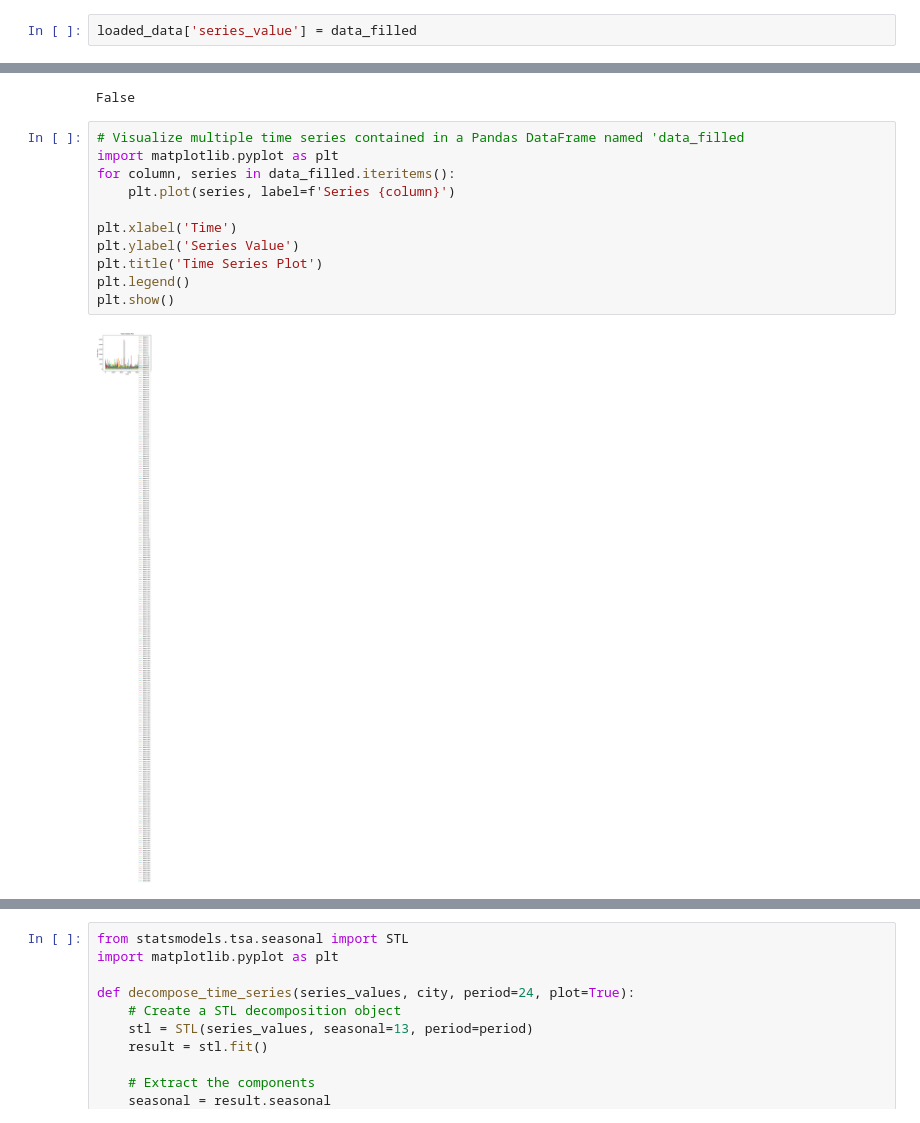
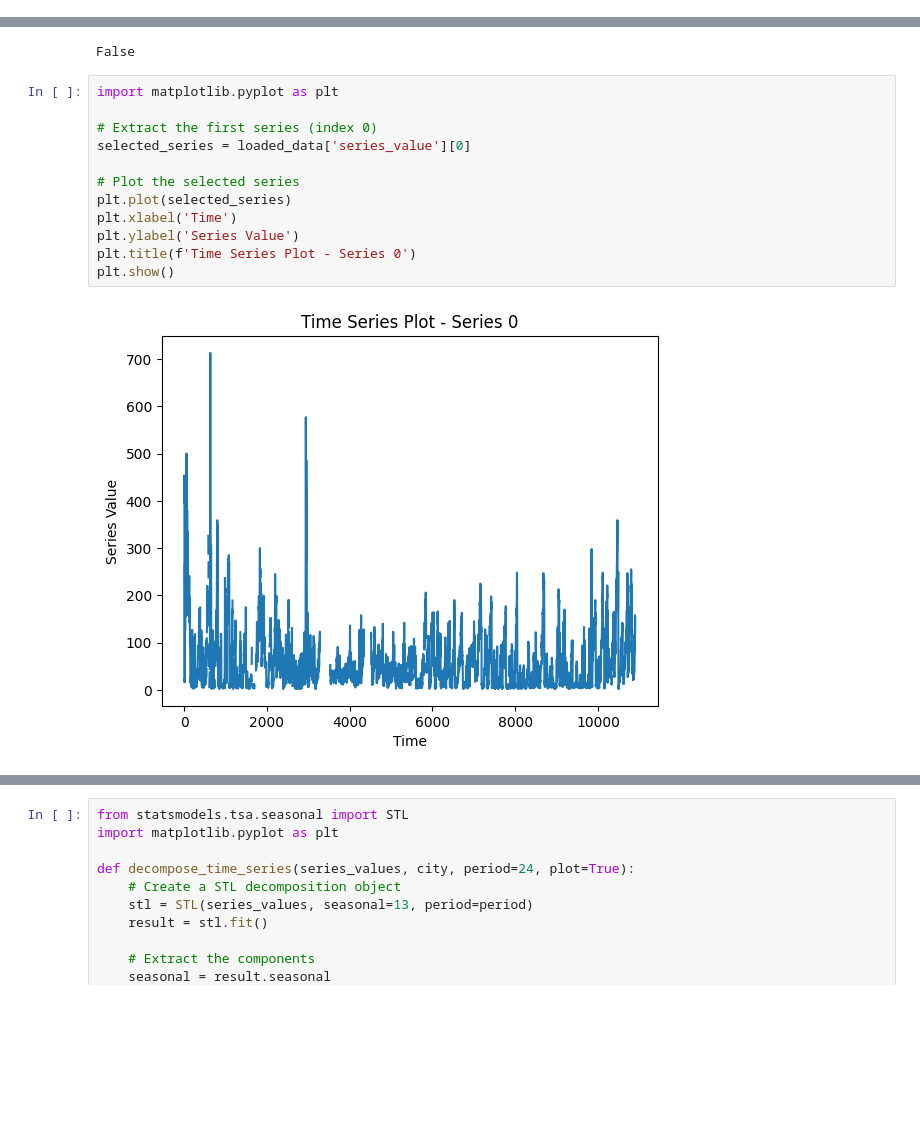
Before and after one commit to Wahiba275/KDD_Cup_Dataset_-with_Missing_Values-, a Jupyter notebook: KDD_Cup_Dataset_(with_Missing_Values).ipynb, the cells around one changed output, grey strips where cells are left out. Saved outputs shown, nothing was run; the diff lists cells and outputs as text; blank space fills up the shorter version.

```diff
--- a/KDD_Cup_Dataset_(with_Missing_Values).ipynb
+++ b/KDD_Cup_Dataset_(with_Missing_Values).ipynb
@@ -250,5 +202,3 @@ Name: series_value, Length: 270, dtype: object
-# %%
-loaded_data['series_value'] = data_filled
 # %%
 loaded_data.head(5)
 # %% [output]
@@ -264,16 +295,17 @@ print(check_for_nan)
 # %% [output]
 False
 # %%
-# Visualize multiple time series contained in a Pandas DataFrame named 'data_filled
 import matplotlib.pyplot as plt
-for column, series in data_filled.iteritems():
-    plt.plot(series, label=f'Series {column}')
 
+# Extract the first series (index 0)
+selected_series = loaded_data['series_value'][0]
+
+# Plot the selected series
+plt.plot(selected_series)
 plt.xlabel('Time')
 plt.ylabel('Series Value')
-plt.title('Time Series Plot')
-plt.legend()
+plt.title(f'Time Series Plot - Series 0')
 plt.show()
 # %% [output]
-[figure, old version]
+[figure, new version]
 # %%
```
Also changed, not shown: parts of 68 cells of this notebook.
